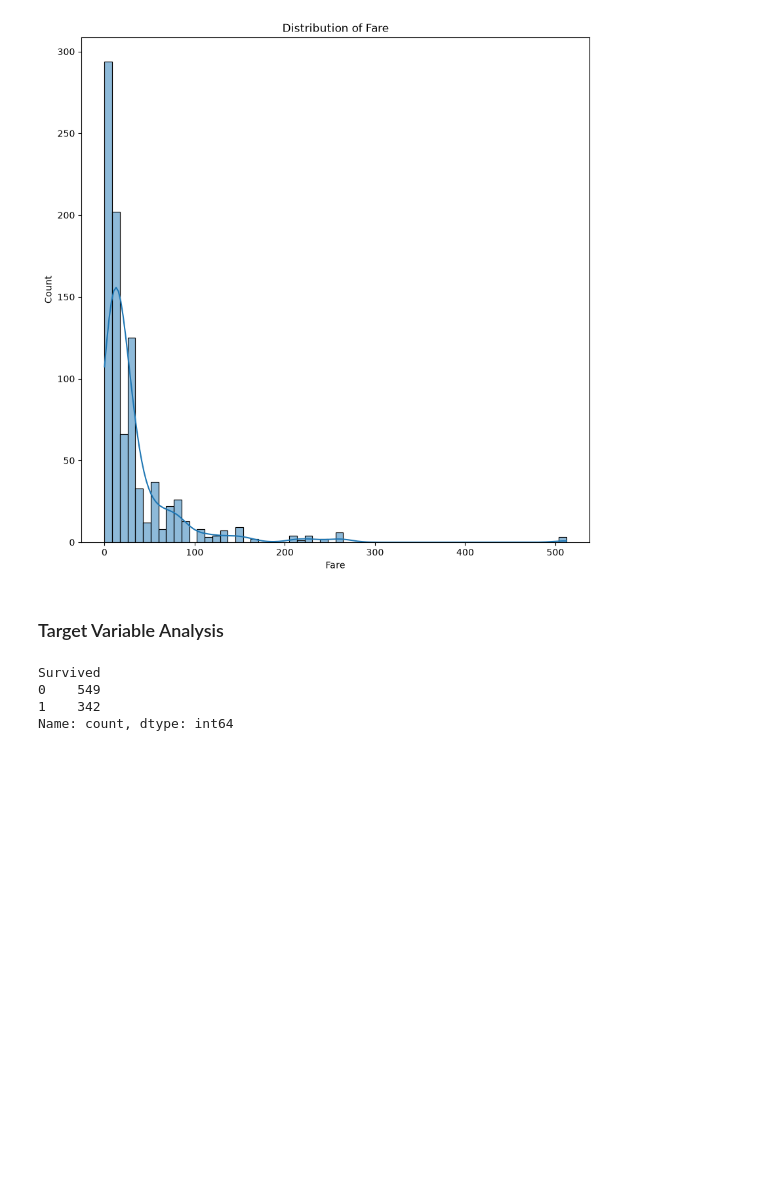
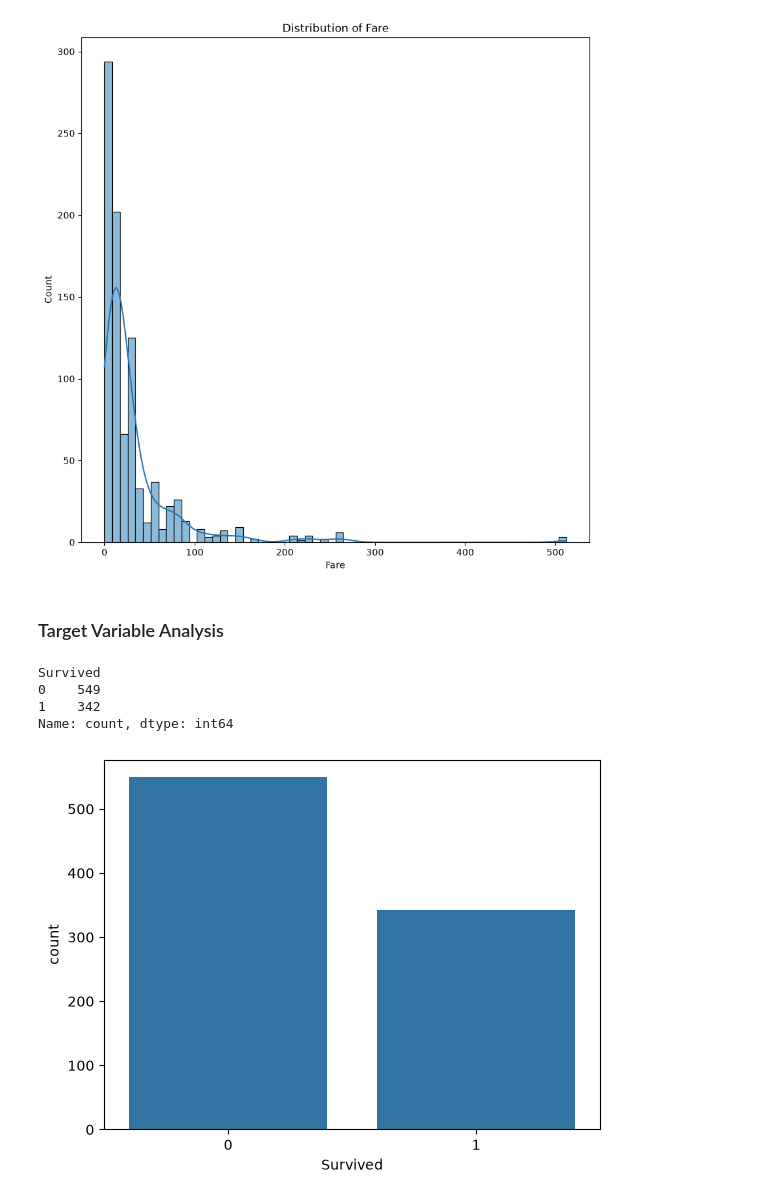
Before and after one commit to WillardDev/Machine_Learning_Foundation, a Jupyter notebook: Data_Cleaning.ipynb, the cells around one changed output. Drawn from its saved outputs; the diff is of its cells as text; code cells hidden in the pictures; blank space fills up the shorter version.

```diff
--- a/Data_Cleaning.ipynb
+++ b/Data_Cleaning.ipynb
@@ -112,3 +112,8 @@ Survived
 0    549
 1    342
 Name: count, dtype: int64
+# %%
+sns.barplot(df1['Survived'].value_counts())
+plt.show()
+# %% [output]
+[figure, added]
```
Also changed, not shown: parts of 3 cells of this notebook.
